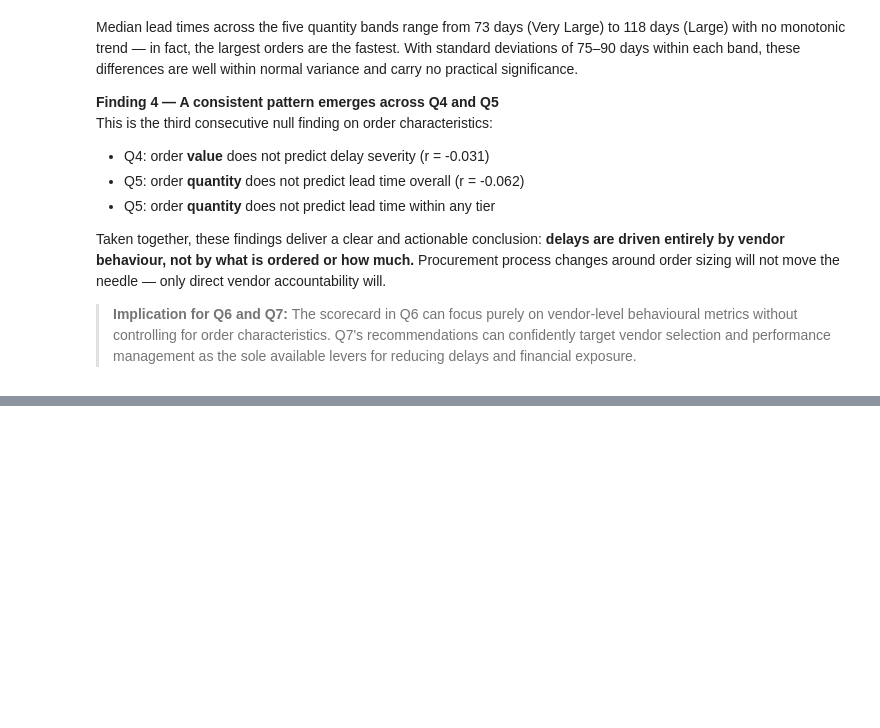
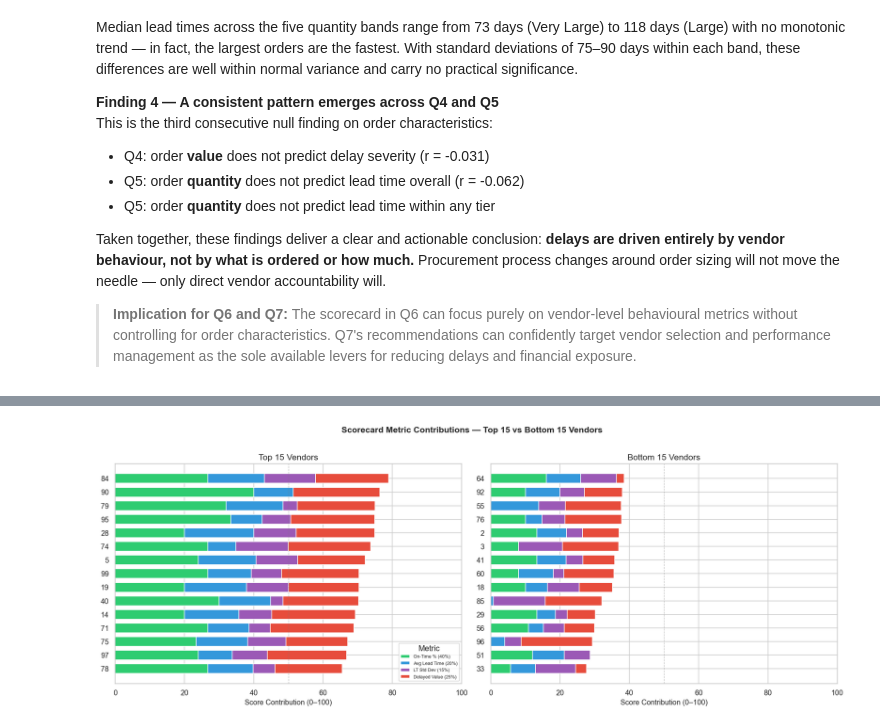
Before and after one commit to Muhammad-Umer-Riaz/data-analyst-portfolio, a Jupyter notebook: Supplier_Performance_Analysis/supplier_performance_analysis.ipynb, the cells around one changed output, grey strips where cells are left out. Cells and saved outputs as stored; diff of their text form; code cells hidden in the pictures; blank space fills up the shorter version.

```diff
--- a/Supplier_Performance_Analysis/supplier_performance_analysis.ipynb
+++ b/Supplier_Performance_Analysis/supplier_performance_analysis.ipynb
@@ -1649,0 +1875,44 @@ Taken together, these findings deliver a clear and actionable conclusion: **dela
+# %%
+# ── Plot 2: Metric contribution breakdown — top 15 and bottom 15 ──────────────
+top15_sc    = df_scorecard.head(15).copy()
+bottom15_sc = df_scorecard.tail(15).copy()
+
+metric_cols    = ['norm_on_time_pct', 'norm_avg_lead_time',
+                  'norm_std_lead_time', 'norm_delayed_value']
+metric_weights = [W_ON_TIME, W_AVG_LT, W_STD_LT, W_DELAYED_VAL]
+metric_labels  = ['On-Time % (40%)', 'Avg Lead Time (20%)',
+                  'LT Std Dev (15%)', 'Delayed Value (25%)']
+metric_colors  = ['#2ecc71', '#3498db', '#9b59b6', '#e74c3c']
+
+fig, axes = plt.subplots(1, 2, figsize=(16, 6))
+fig.suptitle("Scorecard Metric Contributions — Top 15 vs Bottom 15 Vendors",
+             fontsize=13, fontweight='bold', y=1.01)
+
+for ax, df_sub, title in zip(
+    axes,
+    [top15_sc, bottom15_sc],
+    ["Top 15 Vendors", "Bottom 15 Vendors"]
+):
+    left = np.zeros(len(df_sub))
+    for col, weight, label, color in zip(
+        metric_cols, metric_weights, metric_labels, metric_colors
+    ):
+        contribution = df_sub[col] * weight * 100
+        ax.barh(df_sub['vendor_id'].astype(str),
+                contribution, left=left,
+                label=label, color=color, edgecolor='white', height=0.7)
+        left += contribution
+
+    ax.invert_yaxis()
+    ax.set_xlabel("Score Contribution (0–100)")
+    ax.set_title(title)
+    ax.set_xlim(0, 100)
+    ax.axvline(50, color='grey', linestyle='--', linewidth=0.8, alpha=0.5)
+    if ax == axes[0]:
+        ax.legend(title='Metric', fontsize=7, loc='lower right')
+
+plt.tight_layout()
+plt.savefig("scorecard_metric_contributions.png", bbox_inches='tight')
+plt.show()
+# %% [output]
+[figure, added]
```
Also changed, not shown: parts of 12 cells of this notebook.
